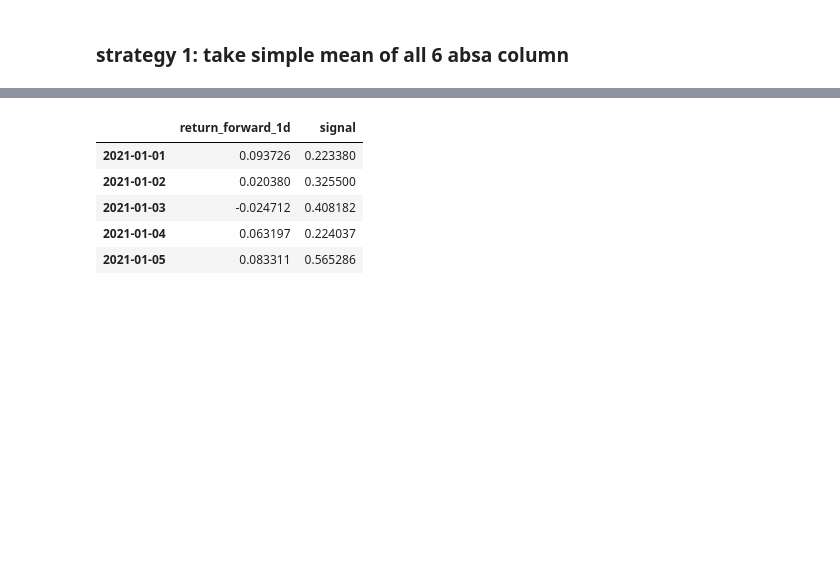
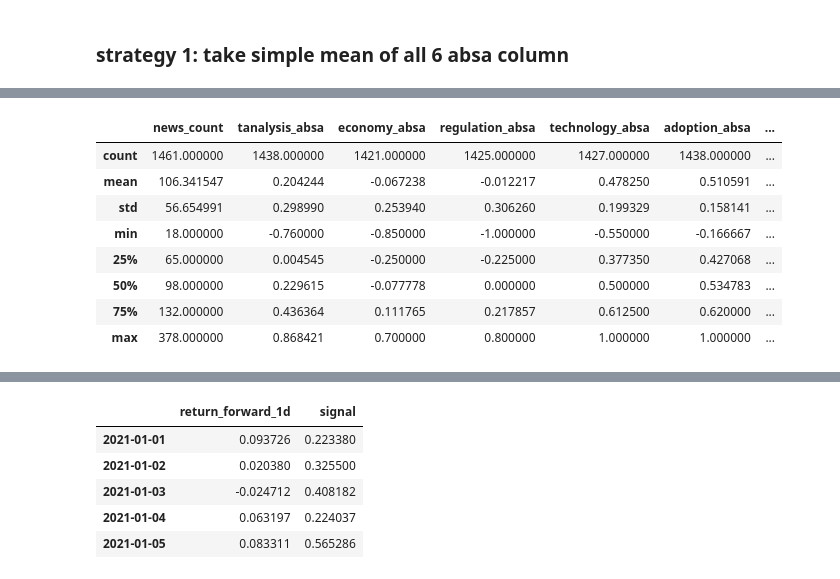
Before and after one commit to alvinku0/Bitcoin-Systematic-Strategies, a Jupyter notebook: crypto_news/strategies_backtesting/alpha_generation_daily_v1.ipynb, the cells around one changed output, grey strips where cells are left out. Cells and saved outputs as stored; diff of their text form; code cells hidden in the pictures; blank space fills up the shorter version.

```diff
--- a/crypto_news/strategies_backtesting/alpha_generation_daily_v1.ipynb
+++ b/crypto_news/strategies_backtesting/alpha_generation_daily_v1.ipynb
@@ -25,3 +26,15 @@ df.head()
 | 2021-01-03 | 39 | 0.824242 | -0.100000 | 0.300000 | 0.4 | 0.616667 | ... |
 | 2021-01-04 | 66 | 0.077049 | 0.200000 | -0.233333 | 0.6 | 0.476471 | ... |
 | 2021-01-05 | 65 | 0.580000 | 0.571429 | 0.525000 | 0.5 | 0.650000 | ... |
+# %%
+df.describe()
+# %% [output]
+|  | news_count | tanalysis_absa | economy_absa | regulation_absa | technology_absa | adoption_absa | ... |
+| count | 1461.000000 | 1438.000000 | 1421.000000 | 1425.000000 | 1427.000000 | 1438.000000 | ... |
+| mean | 106.341547 | 0.204244 | -0.067238 | -0.012217 | 0.478250 | 0.510591 | ... |
+| std | 56.654991 | 0.298990 | 0.253940 | 0.306260 | 0.199329 | 0.158141 | ... |
+| min | 18.000000 | -0.760000 | -0.850000 | -1.000000 | -0.550000 | -0.166667 | ... |
+| 25% | 65.000000 | 0.004545 | -0.250000 | -0.225000 | 0.377350 | 0.427068 | ... |
+| 50% | 98.000000 | 0.229615 | -0.077778 | 0.000000 | 0.500000 | 0.534783 | ... |
+| 75% | 132.000000 | 0.436364 | 0.111765 | 0.217857 | 0.612500 | 0.620000 | ... |
+| max | 378.000000 | 0.868421 | 0.700000 | 0.800000 | 1.000000 | 1.000000 | ... |
```
Also changed, not shown: parts of 3 cells of this notebook, 1 other file.
